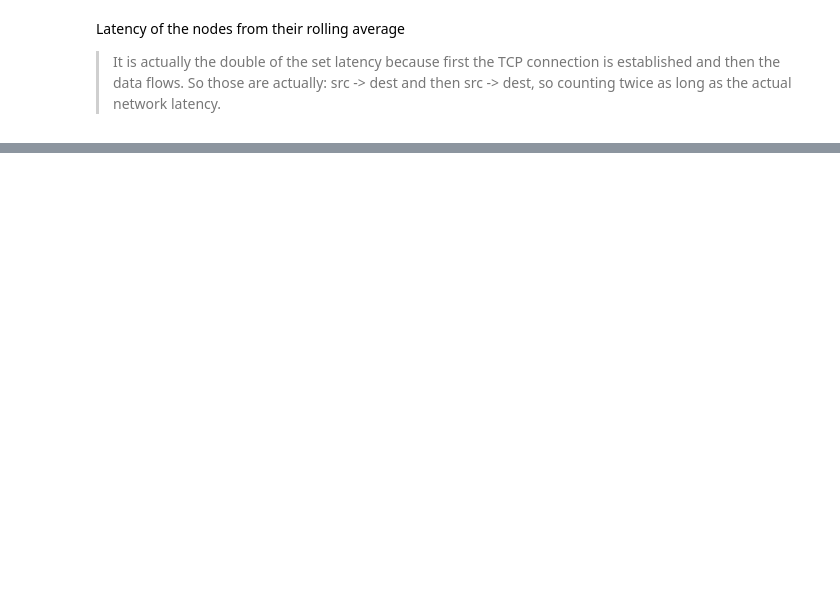
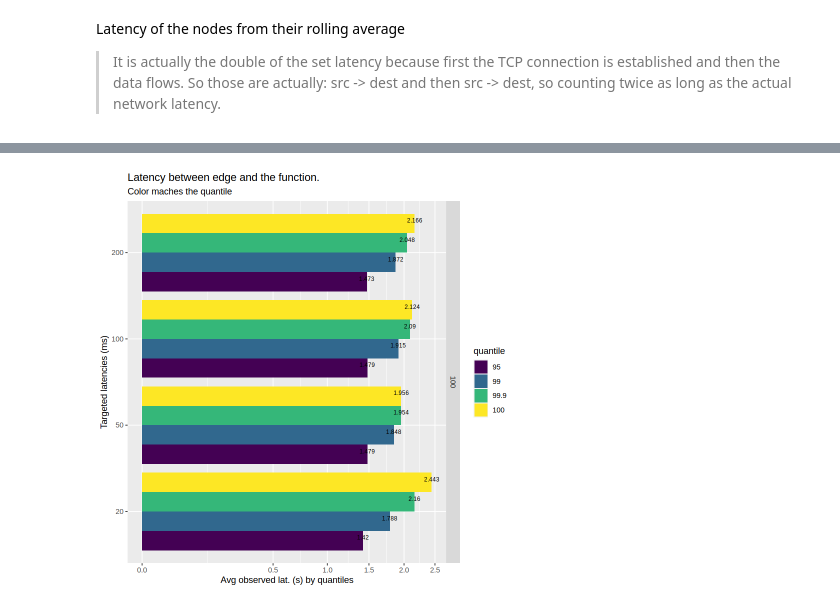
Before and after one commit to VolodiaPG/giraff, a Jupyter notebook: enos/live/experiment.ipynb, the cells around one changed output, grey strips where cells are left out. Cells and saved outputs as stored; diff of their text form; code cells hidden in the pictures; blank space fills up the shorter version.

```diff
--- a/enos/live/experiment.ipynb
+++ b/enos/live/experiment.ipynb
@@ -589,0 +392,85 @@ Warning message:
+# %%
+echo_sum <-
+  read.csv2(file = "metrics/iot_emulation_http_request_to_processing_echo_duration_seconds_print_sum.csv", header = TRUE, sep = "\t") %>%
+  prepare()
+
+echo_count <-
+  read.csv2(file = "metrics/iot_emulation_http_request_to_processing_echo_duration_seconds_print_count.csv", header = TRUE, sep = "\t") %>%
+  prepare()
+
+latencies <- echo_sum %>%
+  mutate(latency = stringr::str_match(tag, "(.+)--(.+)--([0-9]+)--([0-9]+)--([0-9]+)") %>% .[,4]) %>%
+  select(latency) %>%
+  distinct() %>%
+  filter(!is.na(latency))
+
+average <- echo_sum %>%
+  inner_join(echo_count,
+             by = c("instance", "job", "timestamp", "timestamp_raw", "tag", "period"),
+  ) %>%
+  select(instance, job, timestamp, tag, period, value.x, value.y) %>%
+  drop_na() %>%
+  group_by(instance, job, tag, period) %>%
+   arrange(timestamp, instance, job, tag, period,
+        desc(timestamp)
+    ) %>%
+  mutate(diff_x = value.x - dplyr::lag(value.x, order_by = timestamp))%>%
+  mutate(diff_y = value.y - dplyr::lag(value.y, order_by = timestamp))%>%
+  mutate(new_avg = diff_x  / diff_y) %>%
+  drop_na() %>%
+  mutate(function_name = tag) %>%
+  mutate(latency = stringr::str_match(function_name, "(.+)--(.+)--([0-9]+)--([0-9]+)--([0-9]+)") %>% .[,4]) %>%
+  mutate(index = stringr::str_match(function_name, "(.+)--(.+)--([0-9]+)--([0-9]+)--([0-9]+)") %>% .[,3]) %>%
+  inner_join(bids_function %>% select(function_name, winner),by = c("function_name")) %>%
+  mutate(break_sla = new_avg >= as.numeric(latency) / 1000)
+
+head(average)
+
+p <- c(0.95, 0.99, 0.999, 1)
+p_names <- map_chr(p, ~paste0(.x*100, ""))
+p_funs <- map(p, ~partial(quantile, probs = .x, na.rm = TRUE)) %>%
+  set_names(nm = p_names)
+
+quantiles <- average %>%
+    # mutate(period = as.character(period)) %>%
+    group_by(latency, period) %>%
+    # select(latency, period, new_avg)  %>%
+    summarize_at(vars(new_avg), funs(!!!p_funs)) %>%
+    pivot_longer(cols = -c("latency", "period"), names_to = c("quantile"))
+
+quantiles <- within(quantiles,
+                   latency <- factor(latency,
+                                      levels=names(sort(table(as.numeric(latency)),
+                                                        decreasing=TRUE))))
+quantiles <- within(quantiles,
+                   quantile <- factor(quantile,
+                                      levels=names(sort(table(as.numeric(quantile)),
+                                                        decreasing=TRUE))))
+head(quantiles)
+
+print(
+  quantiles %>%
+    arrange(desc(as.numeric(latency))) %>%
+    ggplot(
+      aes(
+        x = latency,
+        y = value,
+        fill = quantile,
+        label = round(value, 3),
+      )
+    ) +
+    geom_col(position="dodge") +
+    coord_flip() +
+    scale_y_continuous(trans='sqrt') +
+    geom_text(vjust = -0.2, position=position_dodge(width=0.9), size=2.5) +
+    labs(
+      x = "Targeted latencies (ms)",
+      y = "Avg observed lat. (s) by quantiles",
+      title = "Latency between edge and the function.",
+      subtitle = paste("Color maches the quantile")
+    ) +
+    facet_grid(rows = vars(period), scales = "free") +
+    scale_color_viridis(discrete = TRUE, option = "D") +
+    scale_fill_viridis(discrete = TRUE)
+)
+# %% [output]
@@ -589,0 +495 @@ Warning message:
+[figure, added]
```
Also changed, not shown: parts of 15 cells of this notebook.
